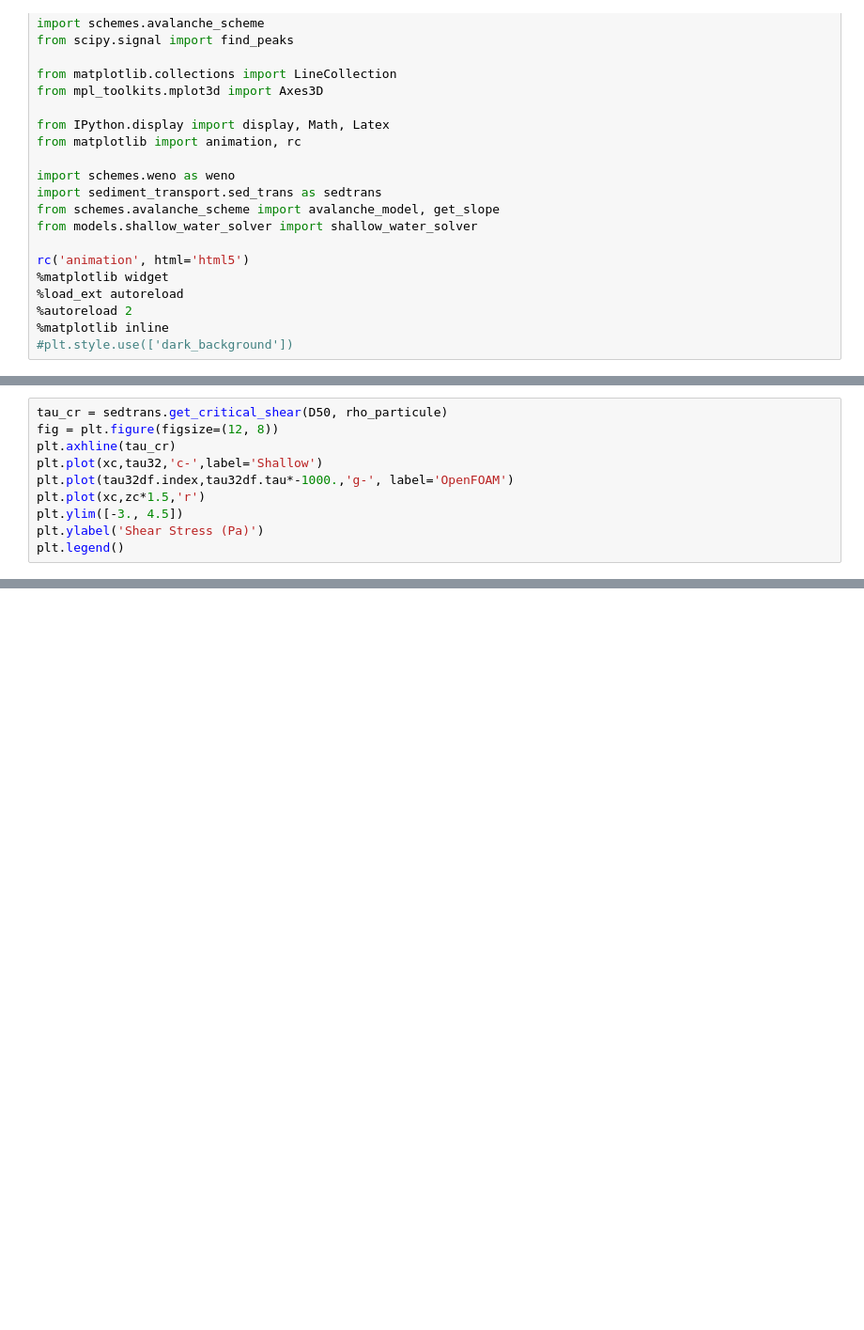
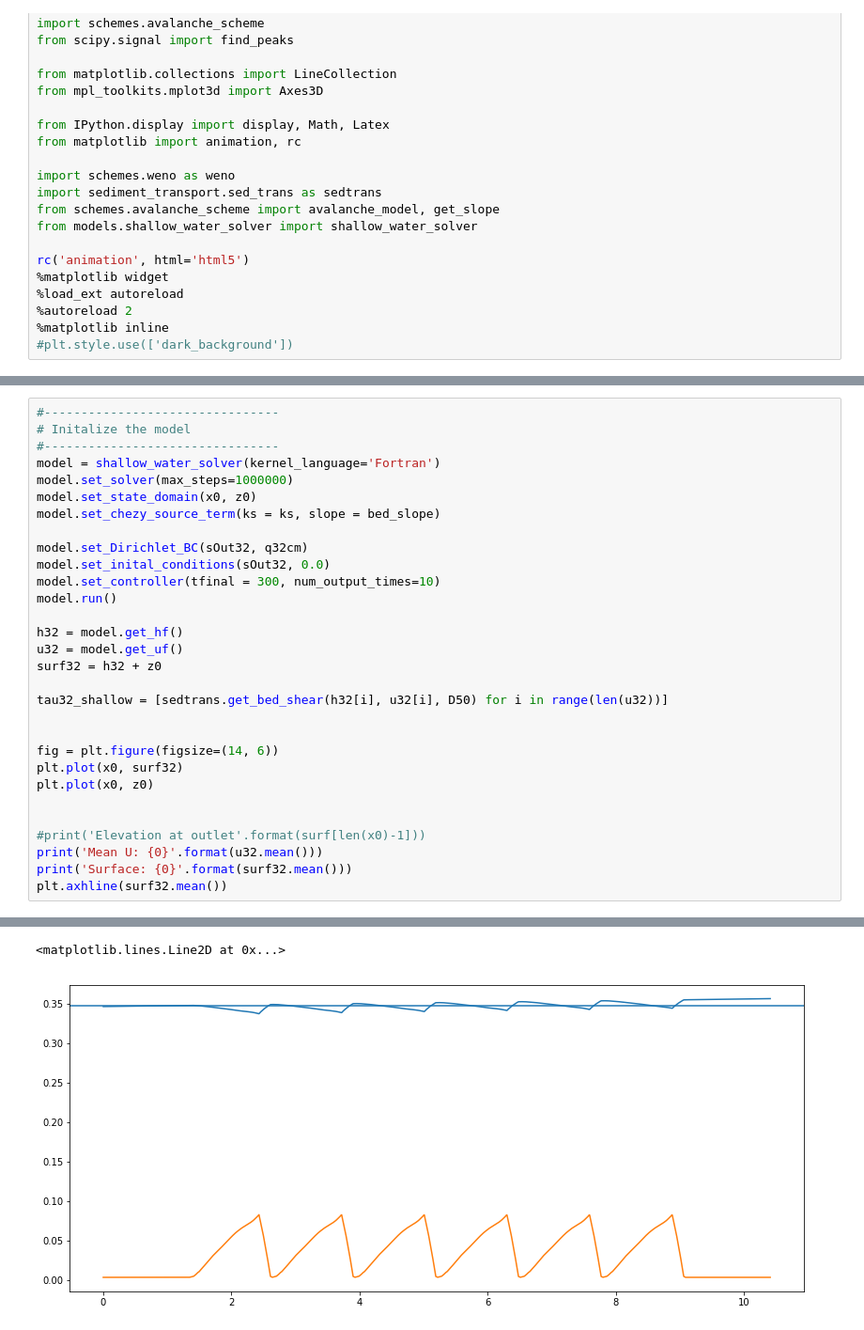
Before and after one commit to plgrover/pymorph, a Jupyter notebook: notebooks/Paper_3/2019-05-24_3D_Calibration.ipynb, the cells around one changed output, grey strips where cells are left out. Shown at 94% size. Drawn from its saved outputs; the diff is of its cells as text; blank space fills up the shorter version.

```diff
--- a/notebooks/Paper_3/2019-05-24_3D_Calibration.ipynb
+++ b/notebooks/Paper_3/2019-05-24_3D_Calibration.ipynb
@@ -52,10 +139,31 @@ FileNotFoundError: [Errno 2] File b'/data/PhD/LRN-WallTreatments-openFOAM-5.x/va
-# %%
-tau_cr = sedtrans.get_critical_shear(D50, rho_particule)
-fig = plt.figure(figsize=(12, 8))
-plt.axhline(tau_cr)
-plt.plot(xc,tau32,'c-',label='Shallow')
-plt.plot(tau32df.index,tau32df.tau*-1000.,'g-', label='OpenFOAM')
-plt.plot(xc,zc*1.5,'r')
-plt.ylim([-3., 4.5])
-plt.ylabel('Shear Stress (Pa)')
-plt.legend()
+# %%
+#--------------------------------
+# Initalize the model
+#--------------------------------
+model = shallow_water_solver(kernel_language='Fortran')
+model.set_solver(max_steps=1000000)
+model.set_state_domain(x0, z0)
+model.set_chezy_source_term(ks = ks, slope = bed_slope)
+
+model.set_Dirichlet_BC(sOut32, q32cm)
+model.set_inital_conditions(sOut32, 0.0)
+model.set_controller(tfinal = 300, num_output_times=10)
+model.run()
+
+h32 = model.get_hf()
+u32 = model.get_uf()
+surf32 = h32 + z0
+
+tau32_shallow = [sedtrans.get_bed_shear(h32[i], u32[i], D50) for i in range(len(u32))]
+
+
+fig = plt.figure(figsize=(14, 6))
+plt.plot(x0, surf32)
+plt.plot(x0, z0)
+
+
+#print('Elevation at outlet'.format(surf[len(x0)-1]))
+print('Mean U: {0}'.format(u32.mean()))
+print('Surface: {0}'.format(surf32.mean()))
+plt.axhline(surf32.mean())
+# %% [output]
@@ -61,0 +183,2 @@ plt.legend()
+<matplotlib.lines.Line2D at 0x...>
+[figure, added]
```
Also changed, not shown: parts of 19 cells of this notebook, 6 other files.
